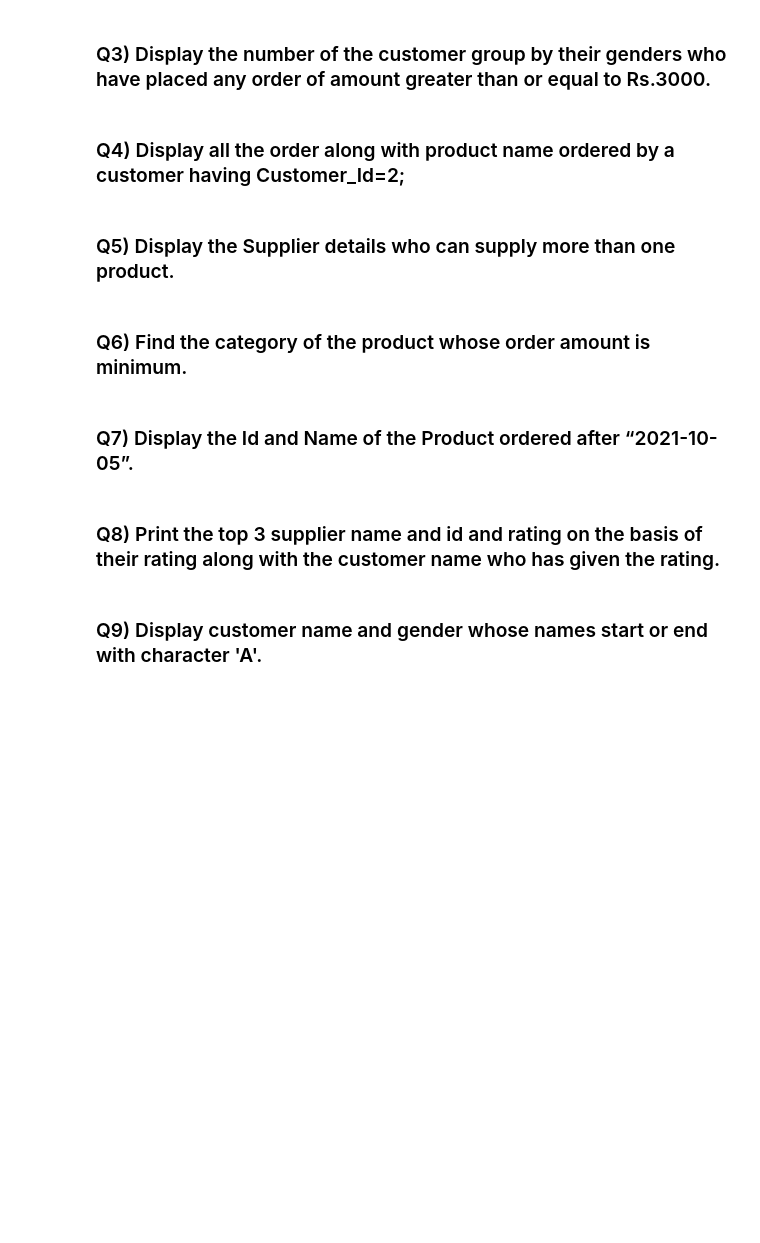
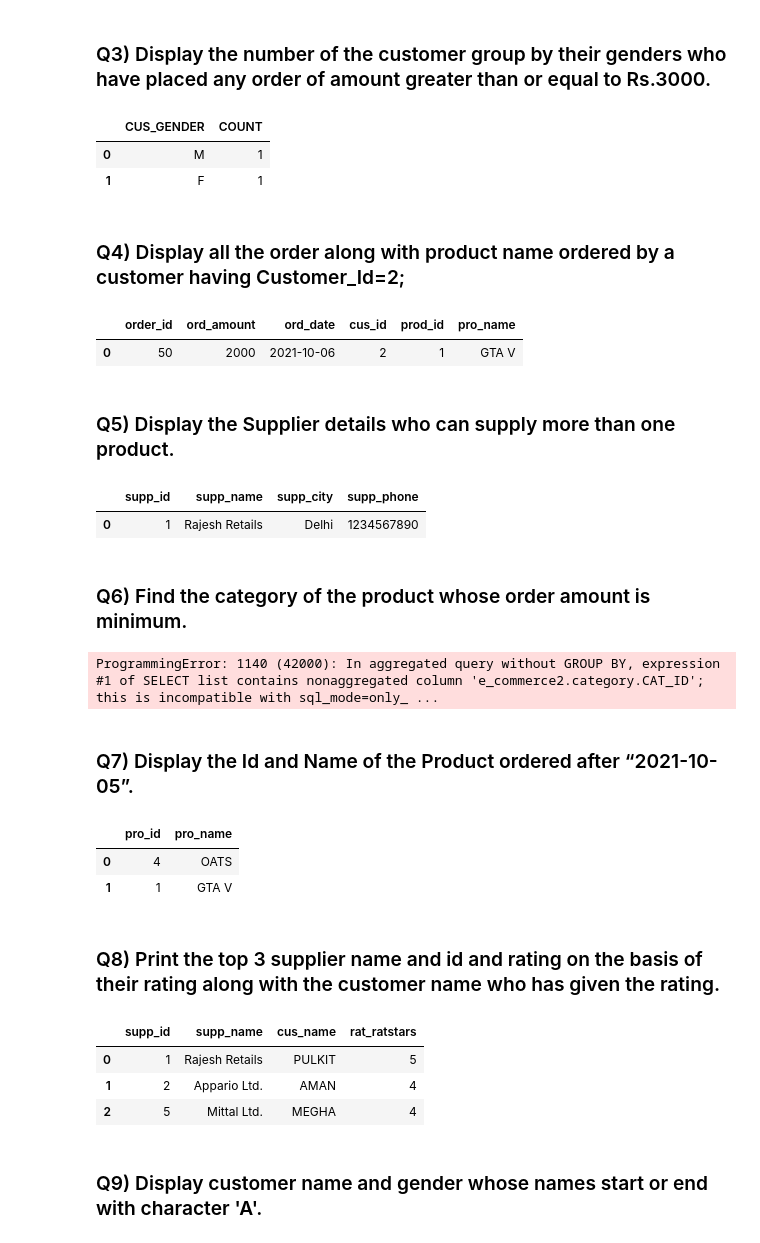
Before and after one commit to tarangini-shetty/tarangini_Lab1_PythonforDS, a Jupyter notebook: Lab_Session-E-Commerce.ipynb, the cells around one changed output. Cells and saved outputs as stored; diff of their text form; code cells hidden in the pictures; blank space fills up the shorter version.

```diff
--- a/Lab_Session-E-Commerce.ipynb
+++ b/Lab_Session-E-Commerce.ipynb
@@ -287,15 +287,90 @@ cursorobject.executemany(insert_query, val)
 connection.commit()
 # %% [markdown]
 ### Q3) Display the number of the customer group by their genders who have placed any order of amount greater than or equal to Rs.3000.
+# %%
+
+connection = mysql.connector.connect(host='localhost',
+                                    user='root',
+                                    password='taranginimysql',
+                                    database = 'e_commerce2')
+cursorobject = connection.cursor()
+query3 = """select customer.cus_gender, count(customer.cus_gender) as count from customer inner join orders on customer.cus_id = orders.cus_id
+where orders.ord_amount>=3000 group by customer.cus_gender;"""
+cursorobject.execute(query3)
+output = cursorobject.fetchall()
+output_df = pd.DataFrame(output, columns = ['CUS_GENDER','COUNT'])
+output_df
+# %% [output]
+|  | CUS_GENDER | COUNT |
+| 0 | M | 1 |
+| 1 | F | 1 |
 # %% [markdown]
 ### Q4) Display all the order along with product name ordered by a customer having Customer_Id=2;
+# %%
+query4 = """select orders.*, product.pro_name from orders, product_details,
+product where orders.cus_id = 2 and orders.prod_id=product_details.prod_id and product_details.prod_id = product.pro_id"""
+cursorobject.execute(query4)
+output = cursorobject.fetchall()
+output_df = pd.DataFrame(output, columns = ['order_id','ord_amount','ord_date','cus_id','prod_id','pro_name'])
+output_df
+# %% [output]
+|  | order_id | ord_amount | ord_date | cus_id | prod_id | pro_name |
+| 0 | 50 | 2000 | 2021-10-06 | 2 | 1 | GTA V |
 # %% [markdown]
 ### Q5) Display the Supplier details who can supply more than one product.
+# %%
+query5 = """select supplier.* from supplier, product_details where supplier.supp_id in
+(select product_details.supp_id from product_details group by product_details.supp_id having count(product_details.supp_id) > 1)
+group by supplier.supp_id;"""
+
+cursorobject.execute(query5)
+output = cursorobject.fetchall()
+output_df = pd.DataFrame(output, columns = ['supp_id','supp_name','supp_city','supp_phone'])
+output_df
+# %% [output]
+|  | supp_id | supp_name | supp_city | supp_phone |
+| 0 | 1 | Rajesh Retails | Delhi | 1234567890 |
 # %% [markdown]
 ### Q6) Find the category of the product whose order amount is minimum.
+# %%
+query6 = """select category.*
+                from `orders` inner join product_details on `orders`.prod_id=product_details.prod_id
+                inner join product on product.pro_id = product_details.prod_id
+                inner join category on category.cat_id = product.cat_id having min(`orders`.ord_amount);"""
+cursorobject.execute(query6)
+output = cursorobject.fetch()
+output_df = pd.DataFrame(output, columns = ['supp_id','supp_name','supp_city','supp_phone'])
+output_df
+# %% [output]
+ProgrammingError: 1140 (42000): In aggregated query without GROUP BY, expression #1 of SELECT list contains nonaggregated column 'e_commerce2.category.CAT_ID'; this is incompatible with sql_mode=only_ ...
 # %% [markdown]
 ### Q7) Display the Id and Name of the Product ordered after “2021-10-05”.
+# %%
+query7 = """select product.pro_id, product.pro_name from `orders`
+            inner join product_details on product_details.prod_id=`orders`.prod_id
+            inner join product on product.pro_id = product_details.pro_id where `orders`.ord_date > "2021-10-05";"""
+cursorobject.execute(query7)
+output = cursorobject.fetchall()
+output_df = pd.DataFrame(output, columns = ['pro_id','pro_name'])
+output_df
+# %% [output]
+|  | pro_id | pro_name |
+| 0 | 4 | OATS |
+| 1 | 1 | GTA V |
 # %% [markdown]
 ### Q8) Print the top 3 supplier name and id and rating on the basis of their rating along with the customer name who has given the rating.
+# %%
+query8 = """select supplier.supp_id, supplier.supp_name,customer.cus_name,rating.rat_ratstars
+                from rating inner join supplier on rating.supp_id=supplier.supp_id
+                inner join customer on rating.cus_id=customer.cus_id order by rating.rat_ratstars desc limit 3;"""
+cursorobject.execute(query8)
+output = cursorobject.fetchall()
+output_df = pd.DataFrame(output, columns = ['supp_id','supp_name','cus_name','rat_ratstars'])
+output_df
+# %% [output]
+|  | supp_id | supp_name | cus_name | rat_ratstars |
+| 0 | 1 | Rajesh Retails | PULKIT | 5 |
+| 1 | 2 | Appario Ltd. | AMAN | 4 |
+| 2 | 5 | Mittal Ltd. | MEGHA | 4 |
 # %% [markdown]
 ### Q9) Display customer name and gender whose names start or end with character 'A'.
```
Also changed, not shown: parts of 4 cells of this notebook.
